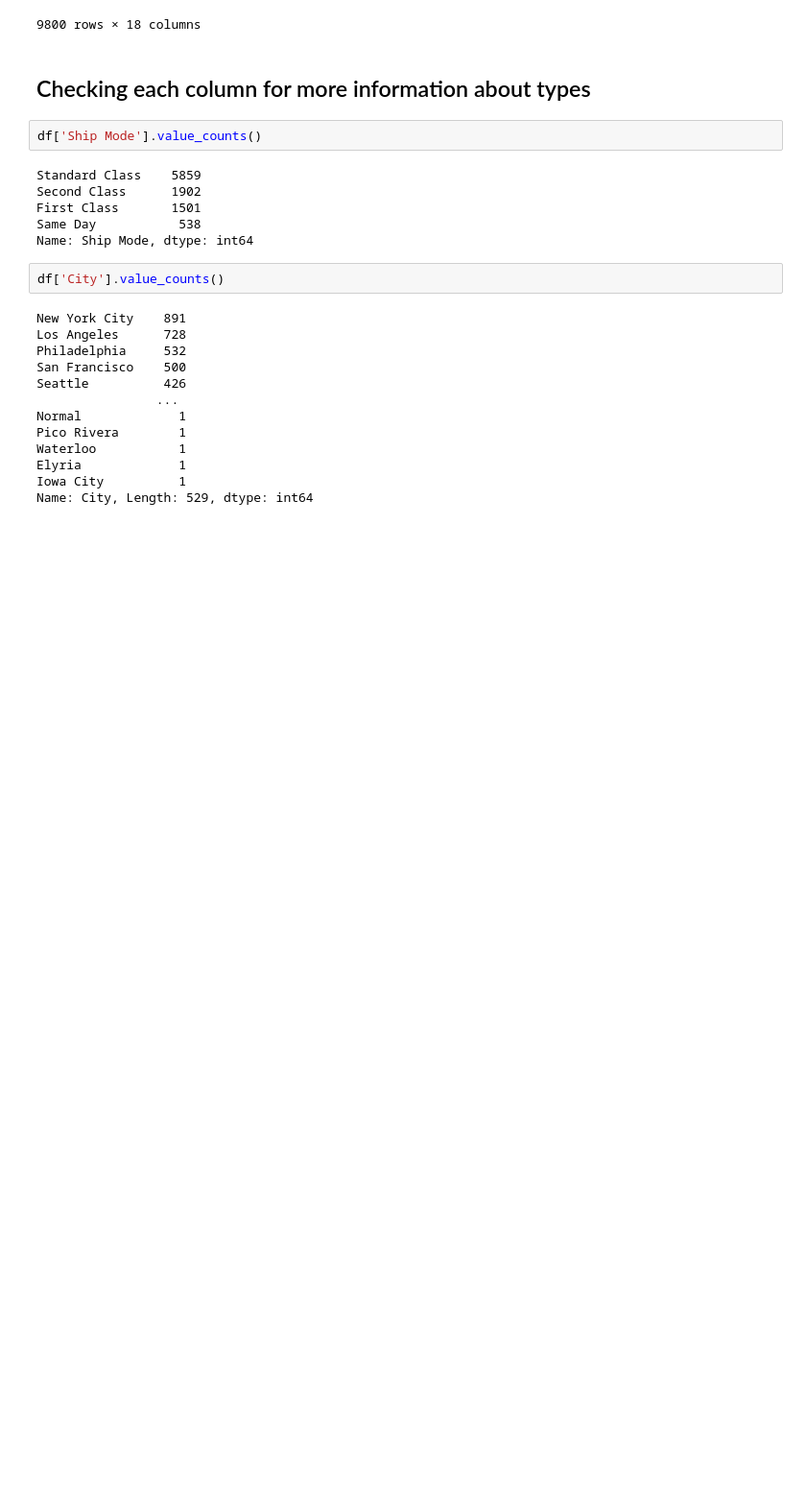
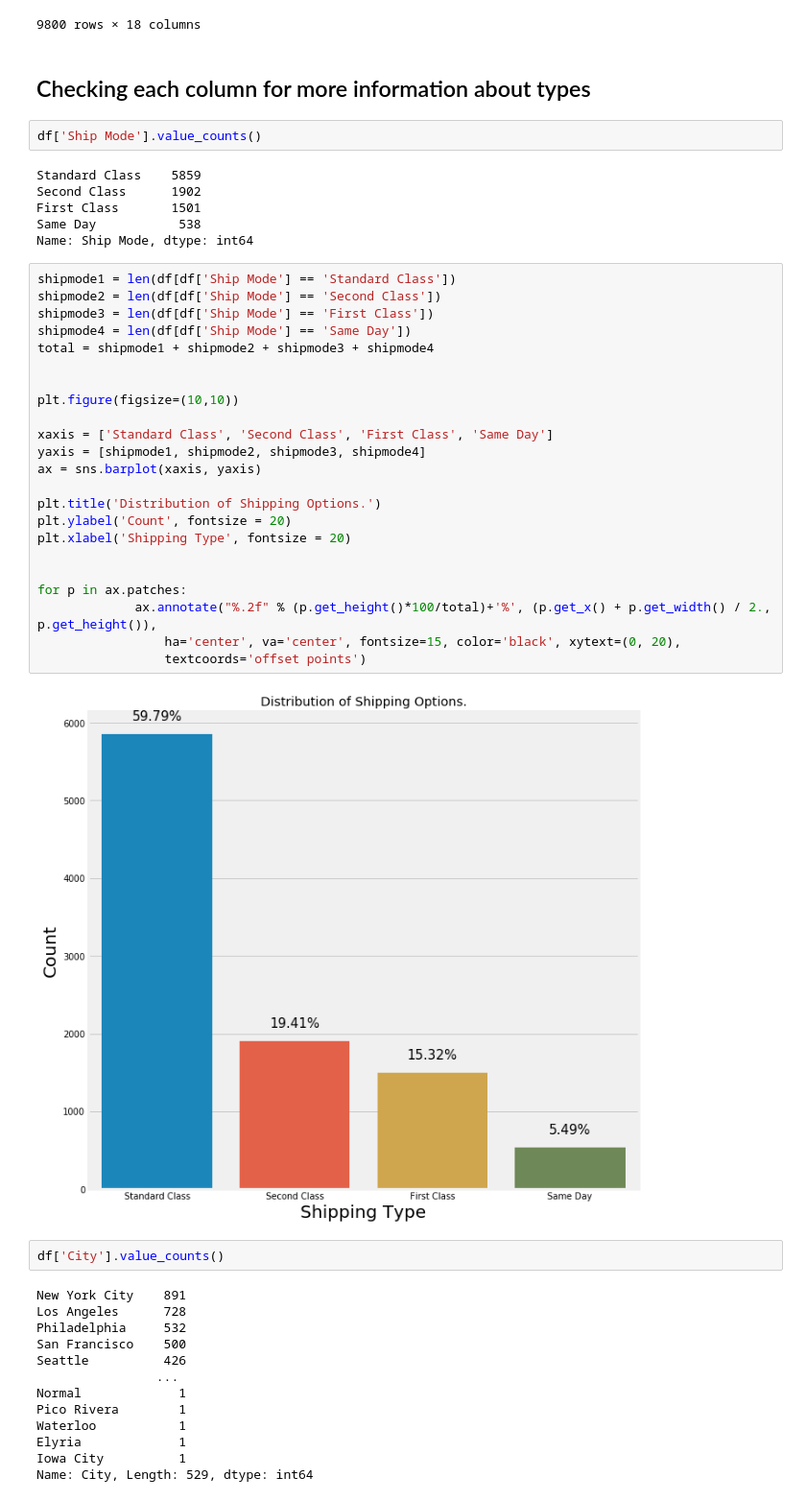
Before and after one commit to Moses-Lin/timeseries, a Jupyter notebook: EDA.ipynb, the cells around one changed output. Shown: that part at 96% size. Drawn from its saved outputs; the diff is of its cells as text; blank space fills up the shorter version.

Commit message:
initial visualizations

```diff
--- a/EDA.ipynb
+++ b/EDA.ipynb
@@ -47,6 +53,31 @@ Second Class      1902
 First Class       1501
 Same Day           538
 Name: Ship Mode, dtype: int64
+# %%
+shipmode1 = len(df[df['Ship Mode'] == 'Standard Class'])
+shipmode2 = len(df[df['Ship Mode'] == 'Second Class'])
+shipmode3 = len(df[df['Ship Mode'] == 'First Class'])
+shipmode4 = len(df[df['Ship Mode'] == 'Same Day'])
+total = shipmode1 + shipmode2 + shipmode3 + shipmode4
+
+
+plt.figure(figsize=(10,10))
+
+xaxis = ['Standard Class', 'Second Class', 'First Class', 'Same Day']
+yaxis = [shipmode1, shipmode2, shipmode3, shipmode4]
+ax = sns.barplot(xaxis, yaxis)
+
+plt.title('Distribution of Shipping Options.')
+plt.ylabel('Count', fontsize = 20)
+plt.xlabel('Shipping Type', fontsize = 20)
+
+
+for p in ax.patches:
+             ax.annotate("%.2f" % (p.get_height()*100/total)+'%', (p.get_x() + p.get_width() / 2., p.get_height()),
+                 ha='center', va='center', fontsize=15, color='black', xytext=(0, 20),
+                 textcoords='offset points')
+# %% [output]
+[figure, added]
 # %%
 df['City'].value_counts()
 # %% [output]
```
Also changed, not shown: parts of 5 cells of this notebook.
